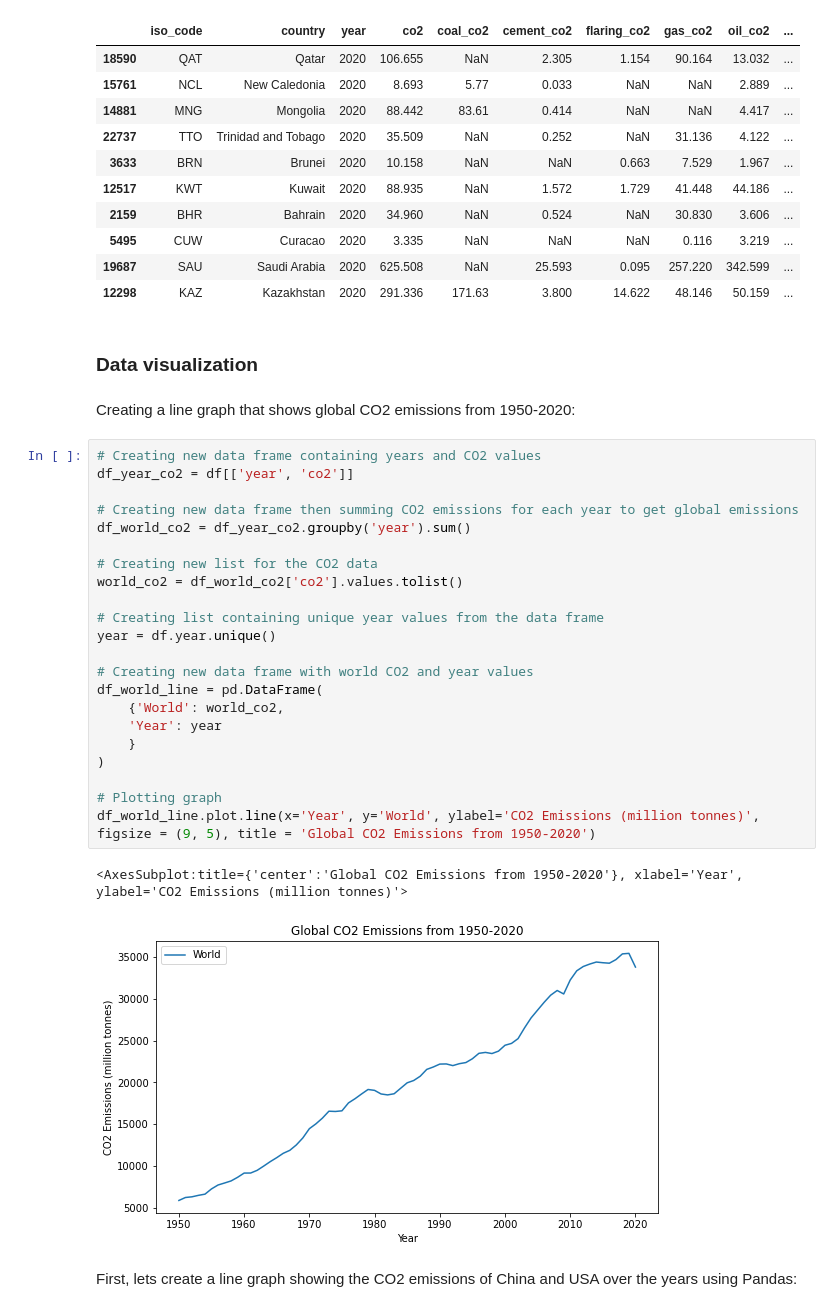
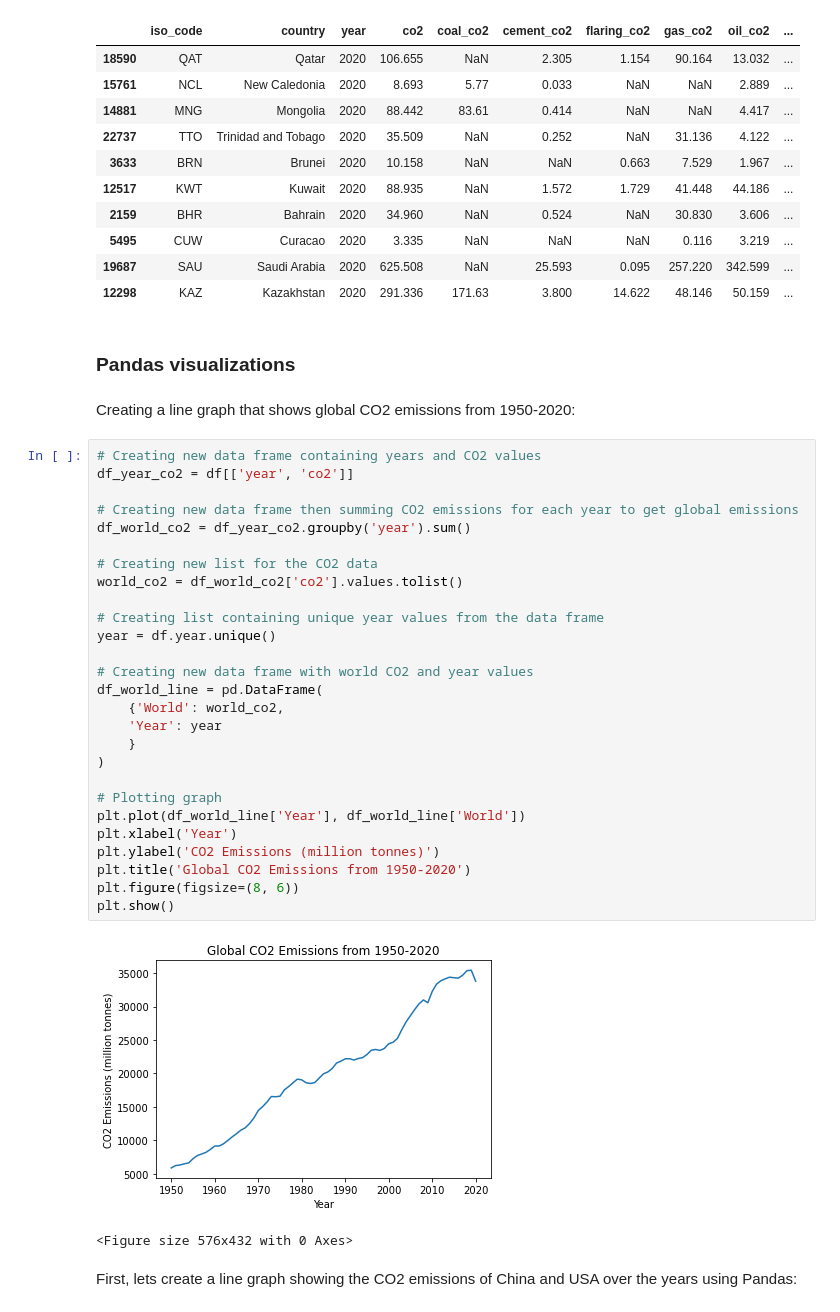
Before and after one commit to seanjkk/co2-emissions-project, a Jupyter notebook: analysis.ipynb, the cells around one changed output. Saved outputs shown, nothing was run; the diff lists cells and outputs as text.

```diff
--- a/analysis.ipynb
+++ b/analysis.ipynb
@@ -214,35 +215,40 @@ df[df.year == 2020].sort_values(by='co2_per_capita', ascending = False).head(10)
 | 5495 | CUW | Curacao | 2020 | 3.335 | NaN | NaN | NaN | 0.116 | 3.219 | ... |
 | 19687 | SAU | Saudi Arabia | 2020 | 625.508 | NaN | 25.593 | 0.095 | 257.220 | 342.599 | ... |
 | 12298 | KAZ | Kazakhstan | 2020 | 291.336 | 171.63 | 3.800 | 14.622 | 48.146 | 50.159 | ... |
-# %% [markdown]
-### Data visualization
+# %% [markdown]
+### Pandas visualizations
 # %% [markdown]
 Creating a line graph that shows global CO2 emissions from 1950-2020:
 # %%
 # Creating new data frame containing years and CO2 values
 df_year_co2 = df[['year', 'co2']]
 
 # Creating new data frame then summing CO2 emissions for each year to get global emissions
 df_world_co2 = df_year_co2.groupby('year').sum()
 
 # Creating new list for the CO2 data
 world_co2 = df_world_co2['co2'].values.tolist()
 
 # Creating list containing unique year values from the data frame
 year = df.year.unique()
 
 # Creating new data frame with world CO2 and year values
 df_world_line = pd.DataFrame(
     {'World': world_co2,
     'Year': year
     }
 )
 
 # Plotting graph
-df_world_line.plot.line(x='Year', y='World', ylabel='CO2 Emissions (million tonnes)', figsize = (9, 5), title = 'Global CO2 Emissions from 1950-2020')
+plt.plot(df_world_line['Year'], df_world_line['World'])
+plt.xlabel('Year')
+plt.ylabel('CO2 Emissions (million tonnes)')
+plt.title('Global CO2 Emissions from 1950-2020')
+plt.figure(figsize=(8, 6))
+plt.show()
 # %% [output]
+[figure, new version]
-<AxesSubplot:title={'center':'Global CO2 Emissions from 1950-2020'}, xlabel='Year', ylabel='CO2 Emissions (million tonnes)'>
+<Figure size 576x432 with 0 Axes>
-[figure, old version]
 # %% [markdown]
 First, lets create a line graph showing the CO2 emissions of China and USA over the years using Pandas:
 # %%
```
Also changed, not shown: parts of 9 cells of this notebook, 1 other file.
